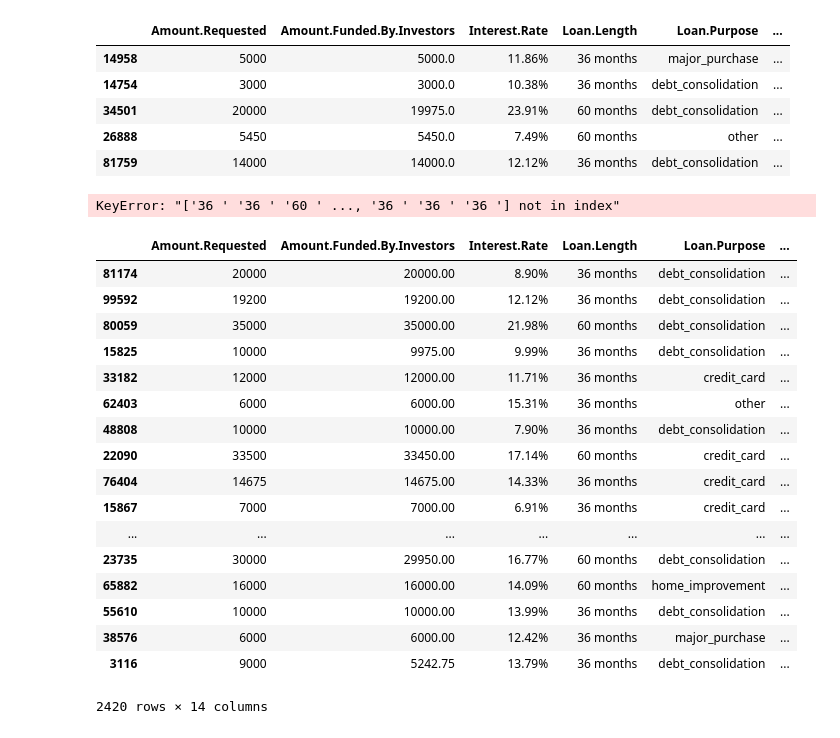
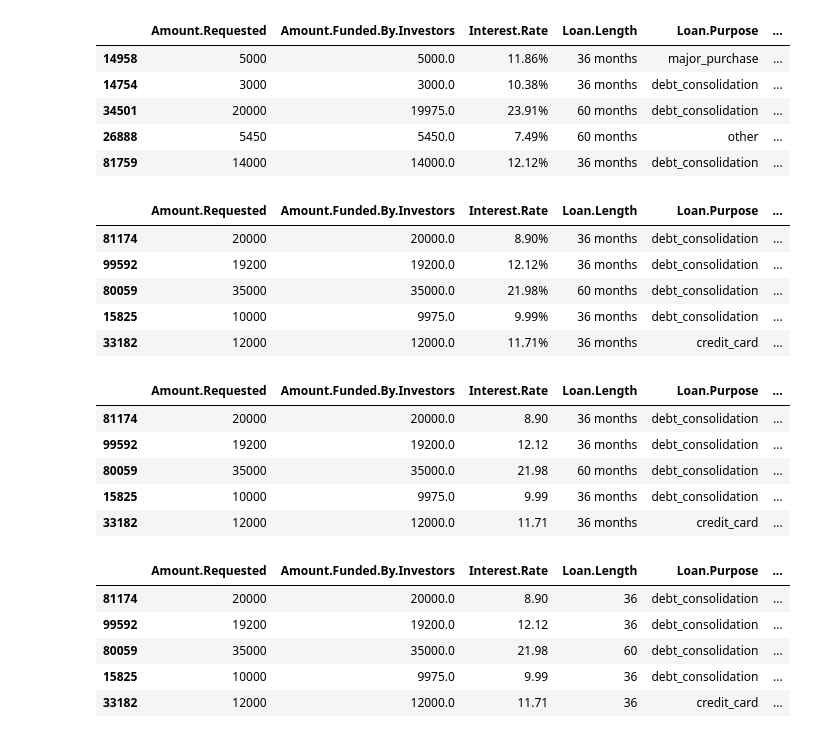
Before and after one commit to priyanshu2411/data-science-handbook-practice, a Jupyter notebook: day 2 practise.ipynb, the cells around one changed output. Cells and saved outputs as stored; diff of their text form; code cells hidden in the pictures.

```diff
--- a/day 2 practise.ipynb
+++ b/day 2 practise.ipynb
@@ -136,29 +136,34 @@ dataset[45:50]
 | 34501 | 20000 | 19975.0 | 23.91% | 60 months | debt_consolidation | ... |
 | 26888 | 5450 | 5450.0 | 7.49% | 60 months | other | ... |
 | 81759 | 14000 | 14000.0 | 12.12% | 36 months | debt_consolidation | ... |
+# %%
+dataset.head()
+# %% [output]
+|  | Amount.Requested | Amount.Funded.By.Investors | Interest.Rate | Loan.Length | Loan.Purpose | ... |
+| 81174 | 20000 | 20000.0 | 8.90% | 36 months | debt_consolidation | ... |
+| 99592 | 19200 | 19200.0 | 12.12% | 36 months | debt_consolidation | ... |
+| 80059 | 35000 | 35000.0 | 21.98% | 60 months | debt_consolidation | ... |
+| 15825 | 10000 | 9975.0 | 9.99% | 36 months | debt_consolidation | ... |
+| 33182 | 12000 | 12000.0 | 11.71% | 36 months | credit_card | ... |
+# %%
+#removing % from Interest.Rate
+dataset['Interest.Rate']=dataset['Interest.Rate'].apply(lambda x:x.replace('%',''))
+dataset.head()
+# %% [output]
+|  | Amount.Requested | Amount.Funded.By.Investors | Interest.Rate | Loan.Length | Loan.Purpose | ... |
+| 81174 | 20000 | 20000.0 | 8.90 | 36 months | debt_consolidation | ... |
+| 99592 | 19200 | 19200.0 | 12.12 | 36 months | debt_consolidation | ... |
+| 80059 | 35000 | 35000.0 | 21.98 | 60 months | debt_consolidation | ... |
+| 15825 | 10000 | 9975.0 | 9.99 | 36 months | debt_consolidation | ... |
+| 33182 | 12000 | 12000.0 | 11.71 | 36 months | credit_card | ... |
 # %%
-dataset=dataset[dataset['Loan.Length'].apply(lambda x:x.replace('months',''))]
-dataset.head()
+dataset['Loan.Length']=dataset['Loan.Length'].apply(lambda x:x.strip('months'))
-# %% [output]
-KeyError: "['36 ' '36 ' '60 ' ..., '36 ' '36 ' '36 '] not in index"
 # %%
-dataset
+dataset.head()
 # %% [output]
 |  | Amount.Requested | Amount.Funded.By.Investors | Interest.Rate | Loan.Length | Loan.Purpose | ... |
-| 81174 | 20000 | 20000.00 | 8.90% | 36 months | debt_consolidation | ... |
-| 99592 | 19200 | 19200.00 | 12.12% | 36 months | debt_consolidation | ... |
-| 80059 | 35000 | 35000.00 | 21.98% | 60 months | debt_consolidation | ... |
-| 15825 | 10000 | 9975.00 | 9.99% | 36 months | debt_consolidation | ... |
-| 33182 | 12000 | 12000.00 | 11.71% | 36 months | credit_card | ... |
-| 62403 | 6000 | 6000.00 | 15.31% | 36 months | other | ... |
-| 48808 | 10000 | 10000.00 | 7.90% | 36 months | debt_consolidation | ... |
-| 22090 | 33500 | 33450.00 | 17.14% | 60 months | credit_card | ... |
-| 76404 | 14675 | 14675.00 | 14.33% | 36 months | credit_card | ... |
-| 15867 | 7000 | 7000.00 | 6.91% | 36 months | credit_card | ... |
-| ... | ... | ... | ... | ... | ... | ... |
-| 23735 | 30000 | 29950.00 | 16.77% | 60 months | debt_consolidation | ... |
-| 65882 | 16000 | 16000.00 | 14.09% | 60 months | home_improvement | ... |
-| 55610 | 10000 | 10000.00 | 13.99% | 36 months | debt_consolidation | ... |
-| 38576 | 6000 | 6000.00 | 12.42% | 36 months | major_purchase | ... |
-| 3116 | 9000 | 5242.75 | 13.79% | 36 months | debt_consolidation | ... |
+| 81174 | 20000 | 20000.0 | 8.90 | 36 | debt_consolidation | ... |
+| 99592 | 19200 | 19200.0 | 12.12 | 36 | debt_consolidation | ... |
+| 80059 | 35000 | 35000.0 | 21.98 | 60 | debt_consolidation | ... |
+| 15825 | 10000 | 9975.0 | 9.99 | 36 | debt_consolidation | ... |
+| 33182 | 12000 | 12000.0 | 11.71 | 36 | credit_card | ... |
-2420 rows × 14 columns
```
Also changed, not shown: parts of 6 cells of this notebook.
